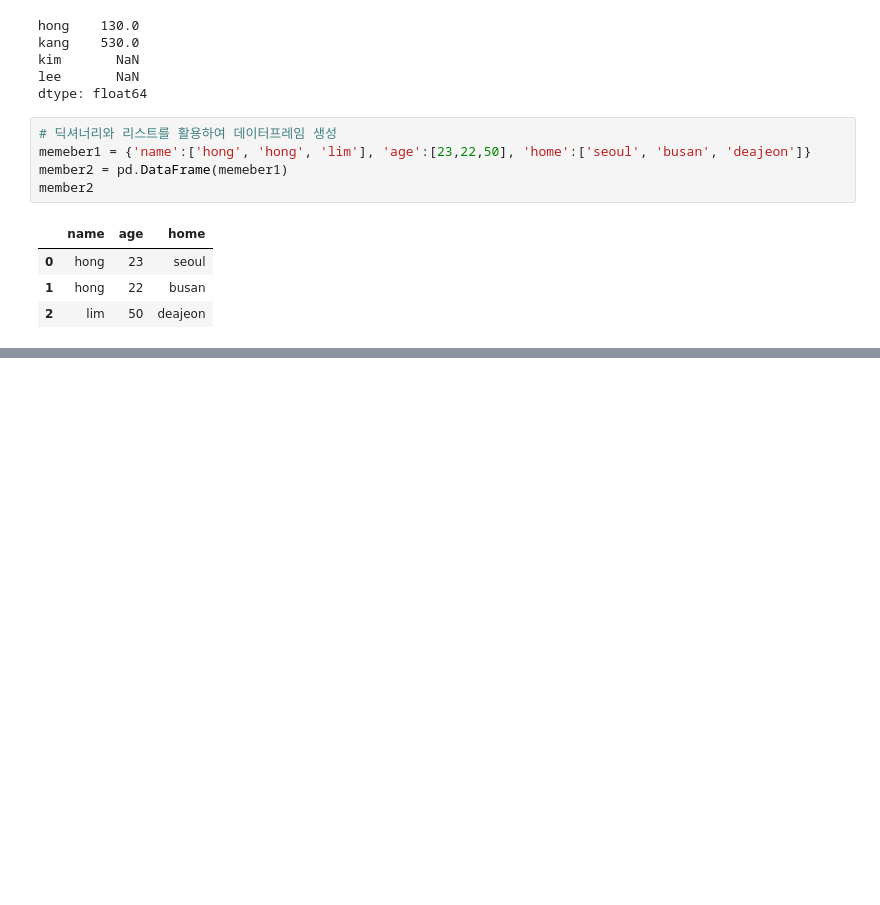
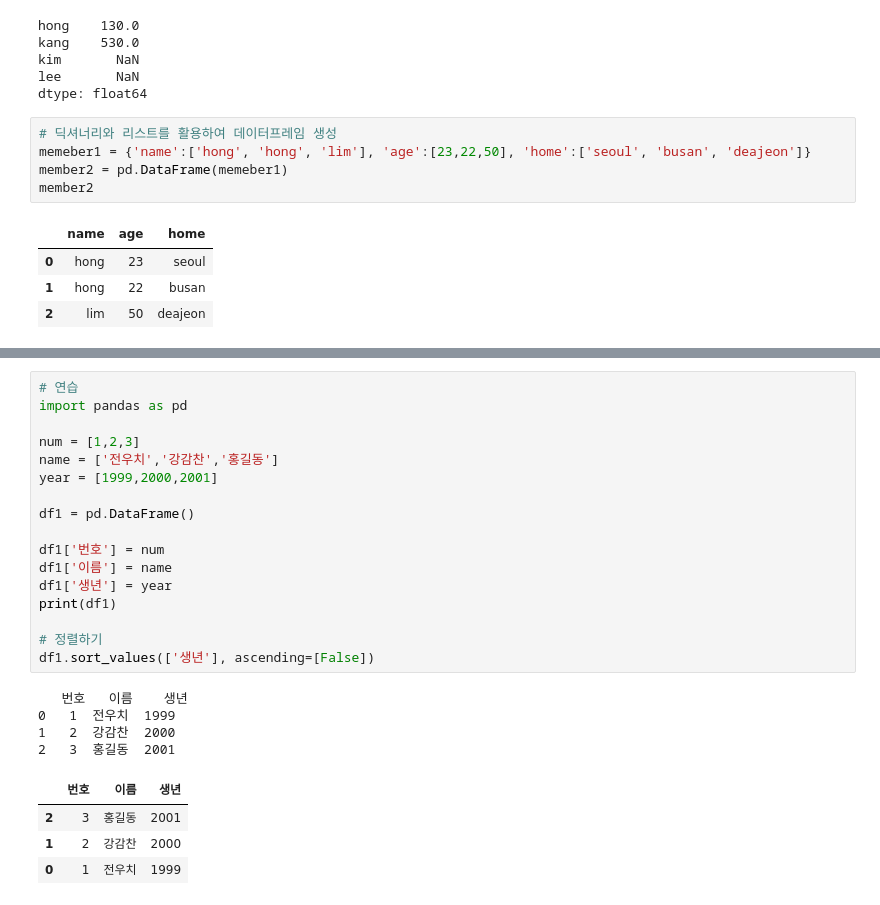
Before and after one commit to kingssik/Lecture_py_202208, a Jupyter notebook: visualization_practice.ipynb, the cells around one changed output, grey strips where cells are left out. Saved outputs shown, nothing was run; the diff lists cells and outputs as text; blank space fills up the shorter version.

```diff
--- a/visualization_practice.ipynb
+++ b/visualization_practice.ipynb
@@ -239,0 +305,26 @@ member2
+# %%
+# 연습
+import pandas as pd
+
+num = [1,2,3]
+name = ['전우치','강감찬','홍길동']
+year = [1999,2000,2001]
+
+df1 = pd.DataFrame()
+
+df1['번호'] = num
+df1['이름'] = name
+df1['생년'] = year
+print(df1)
+
+# 정렬하기
+df1.sort_values(['생년'], ascending=[False])
+# %% [output]
+   번호   이름    생년
+0   1  전우치  1999
+1   2  강감찬  2000
+2   3  홍길동  2001
+|  | 번호 | 이름 | 생년 |
+| 2 | 3 | 홍길동 | 2001 |
+| 1 | 2 | 강감찬 | 2000 |
+| 0 | 1 | 전우치 | 1999 |
```
Also changed, not shown: parts of 6 cells of this notebook, 1 other file.
